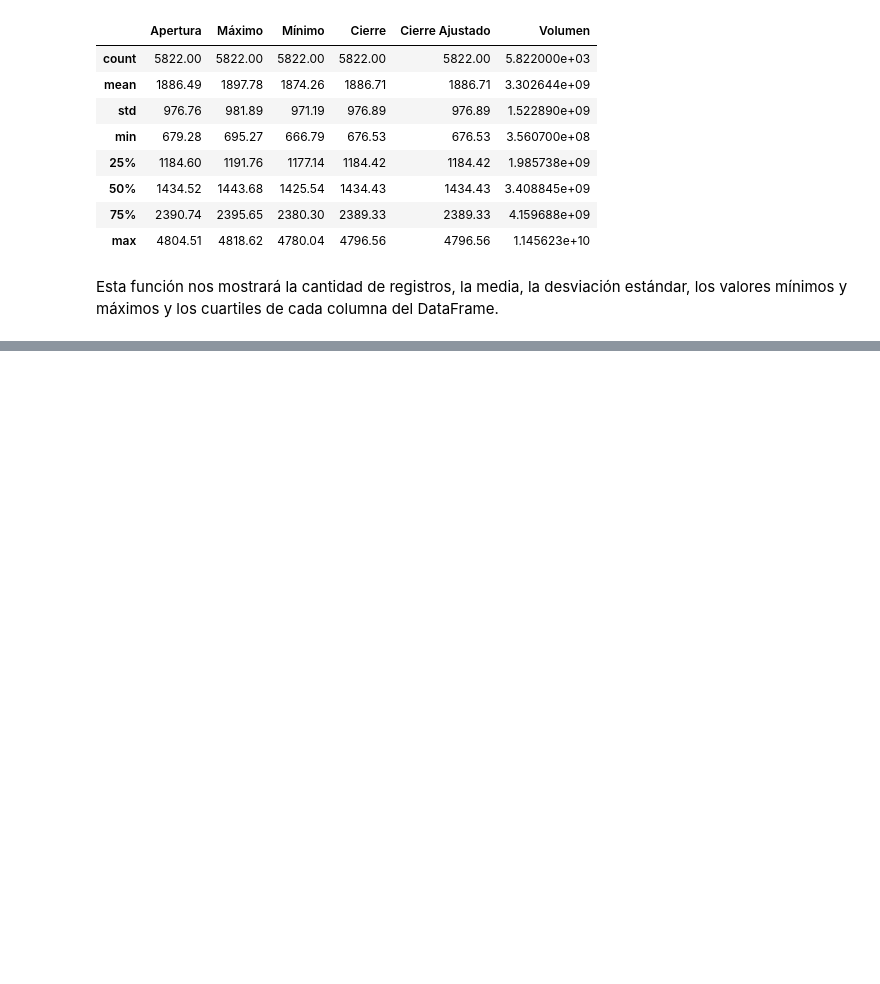
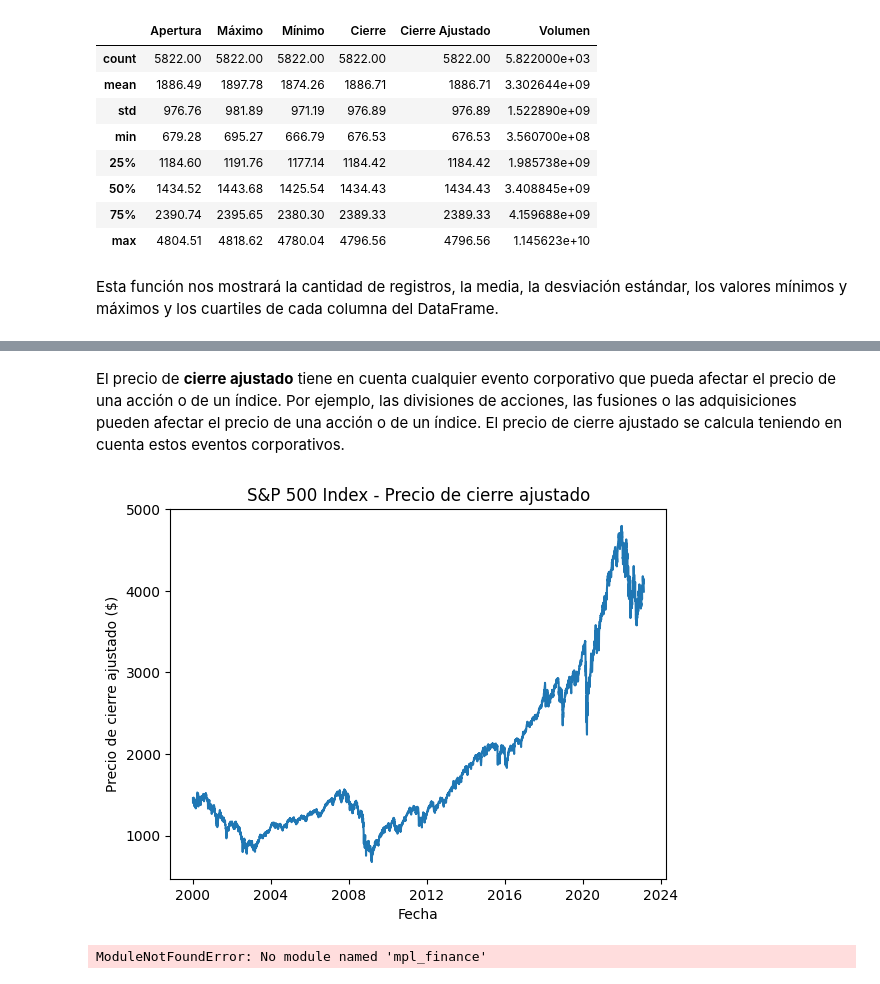
Before and after one commit to SoleEsp/PI_N2_DA, a Jupyter notebook: EDA.ipynb, the cells around one changed output, grey strips where cells are left out. Drawn from its saved outputs; the diff is of its cells as text; code cells hidden in the pictures; blank space fills up the shorter version.

```diff
--- a/EDA.ipynb
+++ b/EDA.ipynb
@@ -109,0 +112,5 @@ Esta función nos mostrará la cantidad de registros, la media, la desviación e
+# %%
+df_sp500 = df_sp500.set_index('Fecha')
+
+#se convierten la columna con to_datetime
+df_sp500.index = pd.to_datetime(df_sp500.index)
@@ -109,0 +134,36 @@ Esta función nos mostrará la cantidad de registros, la media, la desviación e
+# %% [markdown]
+El precio de **cierre ajustado** tiene en cuenta cualquier evento corporativo que pueda afectar el precio de una acción o de un índice. Por ejemplo, las divisiones de acciones, las fusiones o las adquisiciones pueden afectar el precio de una acción o de un índice. El precio de cierre ajustado se calcula teniendo en cuenta estos eventos corporativos.
+# %%
+# Trazar el precio de cierre ajustado
+plt.plot(df_sp500['Cierre Ajustado'])
+
+# Configurar el título y las etiquetas de los ejes
+plt.title('S&P 500 Index - Precio de cierre ajustado')
+plt.xlabel('Fecha')
+plt.ylabel('Precio de cierre ajustado ($)')
+#plt.grid(True)
+
+# Mostrar el gráfico
+plt.show()
+# %% [output]
+[figure, added]
+# %%
+import matplotlib.dates as mdates
+from mpl_finance import candlestick_ohlc
+
+# Crear el gráfico de velas
+fig, ax = plt.subplots(figsize=(12,6))
+ohlc = df_sp500[['Apertura', 'Máximo', 'Mínimo', 'Cierre']].reset_index()
+ohlc['Fecha'] = ohlc['Fecha'].map(mdates.date2num)
+candlestick_ohlc(ax, ohlc.values, width=0.6, colorup='green', colordown='red')
+ax.xaxis_date()
+ax.set_title("Gráfico de velas del S&P 500 desde 2000 hasta 2023", fontsize=16)
+ax.set_xlabel("Año", fontsize=12)
+ax.set_ylabel("Precio de cierre ajustado (USD)", fontsize=12)
+ax.tick_params(axis='both', labelsize=10)
+plt.tight_layout()
+
+# Mostrar el gráfico
+plt.show()
+# %% [output]
+ModuleNotFoundError: No module named 'mpl_finance'
```
Also changed, not shown: parts of 2 cells of this notebook.
